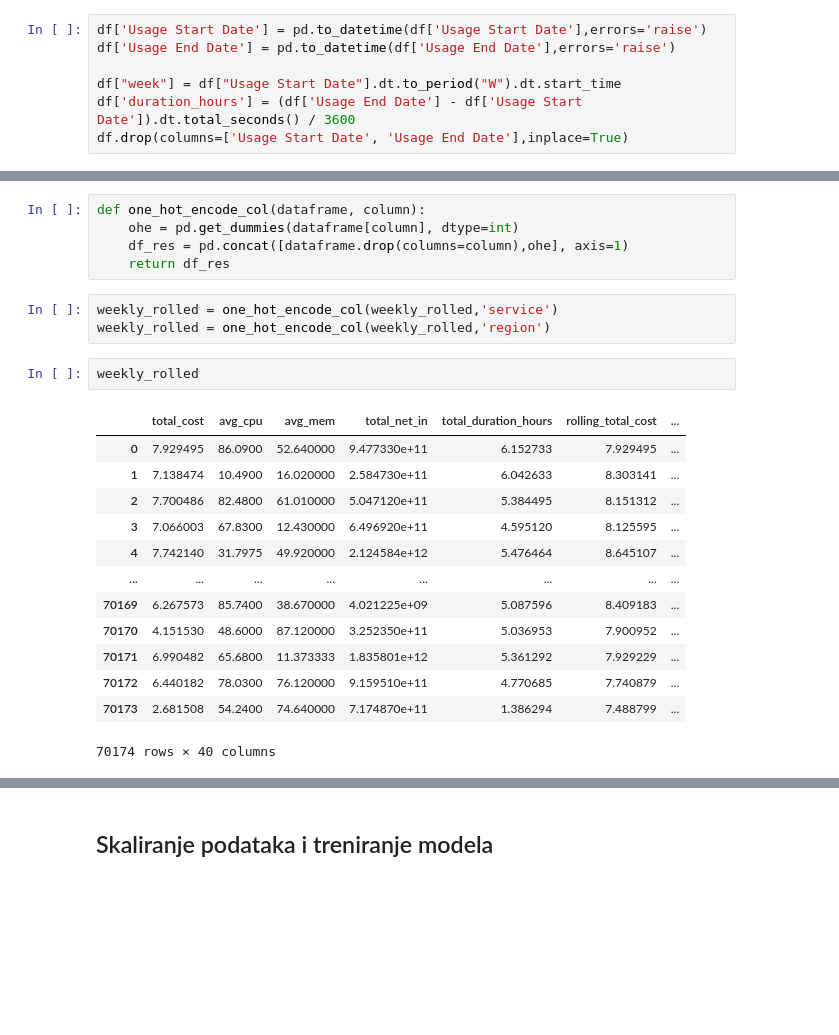
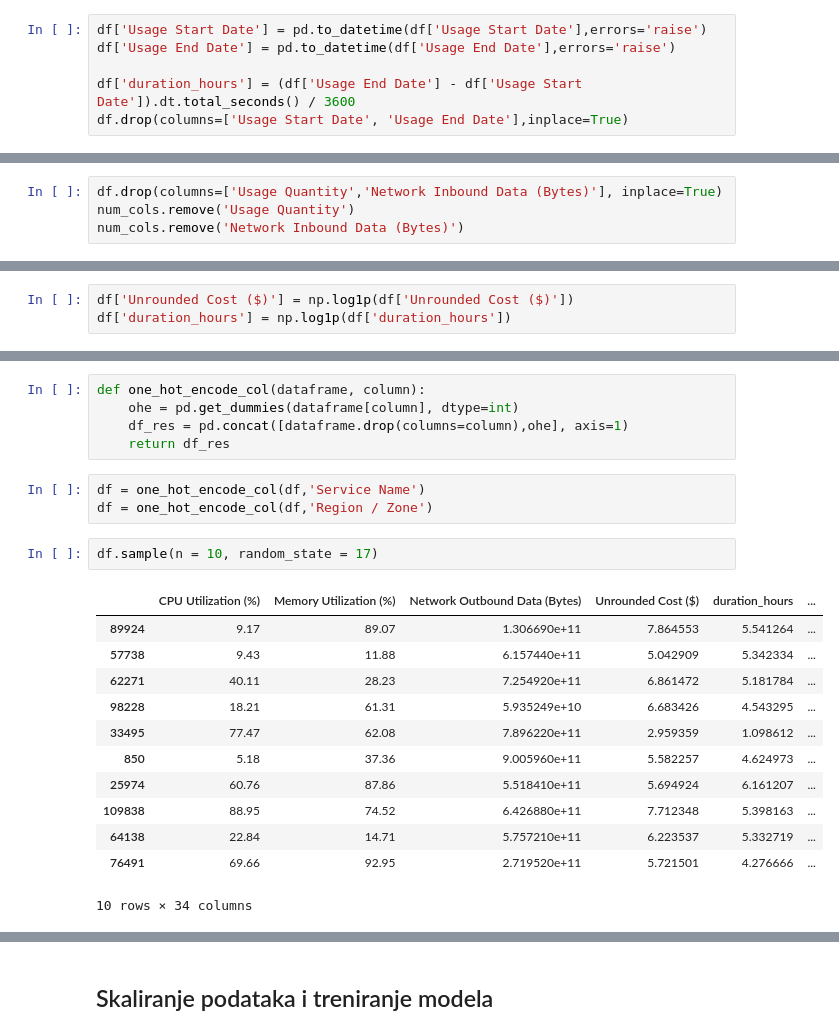
Before and after one commit to LukaDervisevic/GCPCostPreditionModel, a Jupyter notebook: gcp_nn.ipynb, the cells around one changed output, grey strips where cells are left out. Drawn from its saved outputs; the diff is of its cells as text; blank space fills up the shorter version.

```diff
--- a/gcp_nn.ipynb
+++ b/gcp_nn.ipynb
@@ -115,7 +116,6 @@ Promenljivu duration_of_hours koja oznacava trajanje koriscenja resursa <br>
 df['Usage Start Date'] = pd.to_datetime(df['Usage Start Date'],errors='raise')
 df['Usage End Date'] = pd.to_datetime(df['Usage End Date'],errors='raise')
 
-df["week"] = df["Usage Start Date"].dt.to_period("W").dt.start_time
 df['duration_hours'] = (df['Usage End Date'] - df['Usage Start Date']).dt.total_seconds() / 3600
 df.drop(columns=['Usage Start Date', 'Usage End Date'],inplace=True)
 # %% [markdown]
@@ -297,0 +181,4 @@ weekly_rolled = weekly_rolled.drop(columns=[
+# %%
+df.drop(columns=['Usage Quantity','Network Inbound Data (Bytes)'], inplace=True)
+num_cols.remove('Usage Quantity')
+num_cols.remove('Network Inbound Data (Bytes)')
@@ -358,2 +237,5 @@ weekly_rolled['rolling_total_cost'] = np.log1p(weekly_rolled['rolling_total_cost
+# %%
+df['Unrounded Cost ($)'] = np.log1p(df['Unrounded Cost ($)'])
+df['duration_hours'] = np.log1p(df['duration_hours'])
 # %% [markdown]
 ### Graficki prikaz raspodela transformisanih kolona
@@ -379,22 +260,21 @@ def one_hot_encode_col(dataframe, column):
     df_res = pd.concat([dataframe.drop(columns=column),ohe], axis=1)
     return df_res
 # %%
-weekly_rolled = one_hot_encode_col(weekly_rolled,'service')
-weekly_rolled = one_hot_encode_col(weekly_rolled,'region')
+df = one_hot_encode_col(df,'Service Name')
+df = one_hot_encode_col(df,'Region / Zone')
 # %%
-weekly_rolled
+df.sample(n = 10, random_state = 17)
 # %% [output]
-|  | total_cost | avg_cpu | avg_mem | total_net_in | total_duration_hours | rolling_total_cost | ... |
-| 0 | 7.929495 | 86.0900 | 52.640000 | 9.477330e+11 | 6.152733 | 7.929495 | ... |
-| 1 | 7.138474 | 10.4900 | 16.020000 | 2.584730e+11 | 6.042633 | 8.303141 | ... |
-| 2 | 7.700486 | 82.4800 | 61.010000 | 5.047120e+11 | 5.384495 | 8.151312 | ... |
-| 3 | 7.066003 | 67.8300 | 12.430000 | 6.496920e+11 | 4.595120 | 8.125595 | ... |
-| 4 | 7.742140 | 31.7975 | 49.920000 | 2.124584e+12 | 5.476464 | 8.645107 | ... |
-| ... | ... | ... | ... | ... | ... | ... | ... |
-| 70169 | 6.267573 | 85.7400 | 38.670000 | 4.021225e+09 | 5.087596 | 8.409183 | ... |
-| 70170 | 4.151530 | 48.6000 | 87.120000 | 3.252350e+11 | 5.036953 | 7.900952 | ... |
-| 70171 | 6.990482 | 65.6800 | 11.373333 | 1.835801e+12 | 5.361292 | 7.929229 | ... |
-| 70172 | 6.440182 | 78.0300 | 76.120000 | 9.159510e+11 | 4.770685 | 7.740879 | ... |
-| 70173 | 2.681508 | 54.2400 | 74.640000 | 7.174870e+11 | 1.386294 | 7.488799 | ... |
+|  | CPU Utilization (%) | Memory Utilization (%) | Network Outbound Data (Bytes) | Unrounded Cost ($) | duration_hours | ... |
+| 89924 | 9.17 | 89.07 | 1.306690e+11 | 7.864553 | 5.541264 | ... |
+| 57738 | 9.43 | 11.88 | 6.157440e+11 | 5.042909 | 5.342334 | ... |
+| 62271 | 40.11 | 28.23 | 7.254920e+11 | 6.861472 | 5.181784 | ... |
+| 98228 | 18.21 | 61.31 | 5.935249e+10 | 6.683426 | 4.543295 | ... |
+| 33495 | 77.47 | 62.08 | 7.896220e+11 | 2.959359 | 1.098612 | ... |
+| 850 | 5.18 | 37.36 | 9.005960e+11 | 5.582257 | 4.624973 | ... |
+| 25974 | 60.76 | 87.86 | 5.518410e+11 | 5.694924 | 6.161207 | ... |
+| 109838 | 88.95 | 74.52 | 6.426880e+11 | 7.712348 | 5.398163 | ... |
+| 64138 | 22.84 | 14.71 | 5.757210e+11 | 6.223537 | 5.332719 | ... |
+| 76491 | 69.66 | 92.95 | 2.719520e+11 | 5.721501 | 4.276666 | ... |
-70174 rows × 40 columns
+10 rows × 34 columns
 # %%
```
Also changed, not shown: parts of 22 cells of this notebook.
